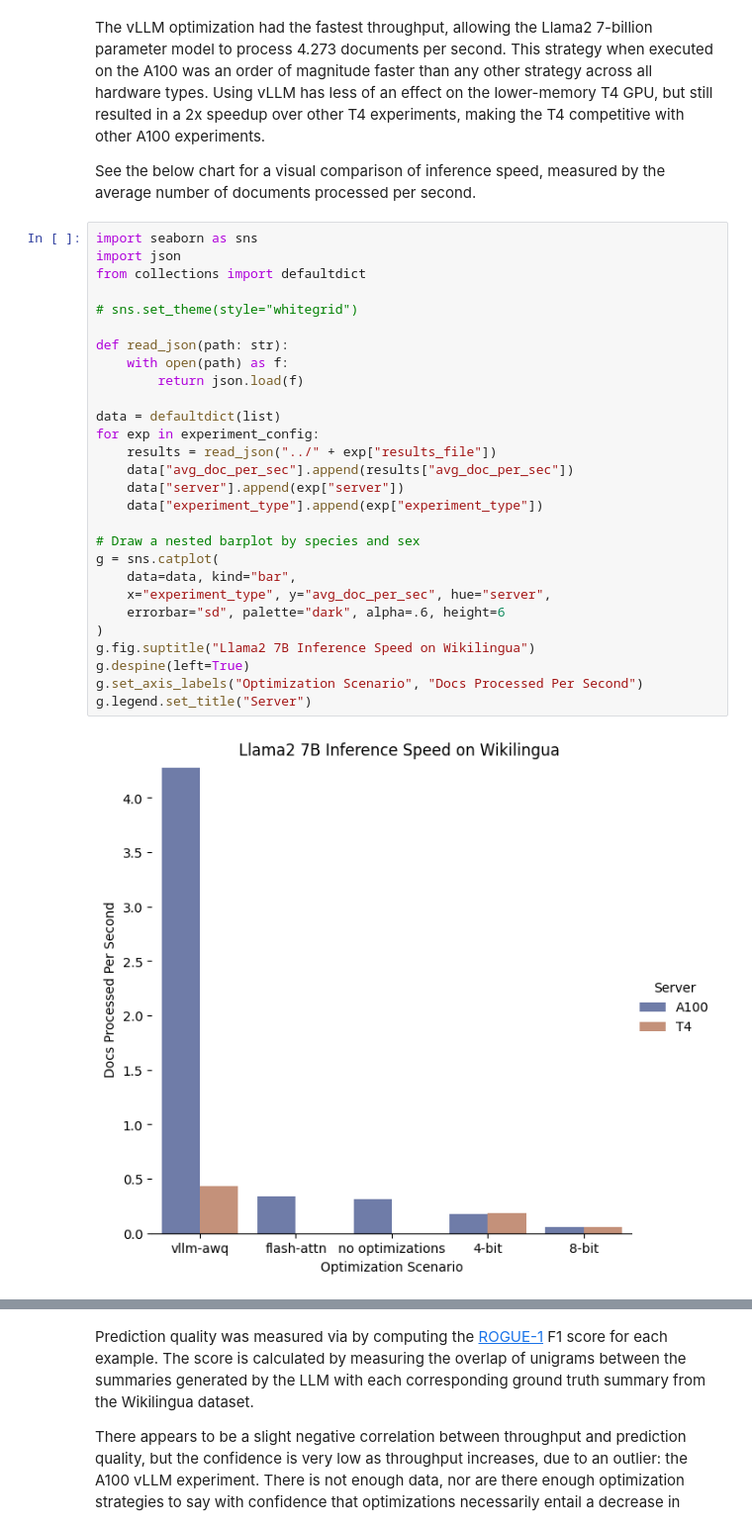
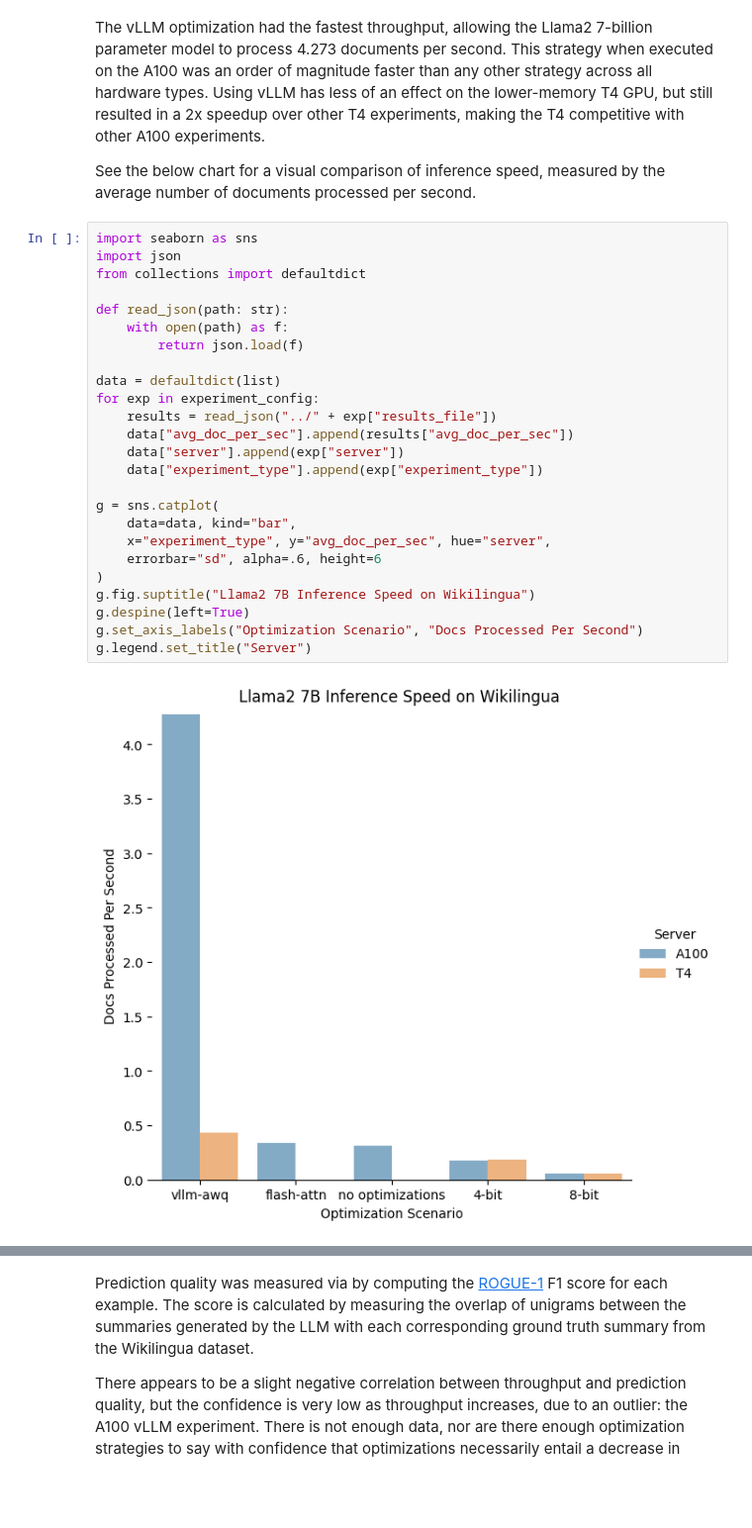
Before and after one commit to lcary/ai-summarization-benchmarks, a Jupyter notebook: notebooks/Llama2 7b Benchmarks.ipynb, the cells around one changed output, grey strips where cells are left out. Shown: that part at 99% size. Saved outputs shown, nothing was run; the diff lists cells and outputs as text; blank space fills up the shorter version.

```diff
--- a/notebooks/BenchmarksReport.ipynb
+++ b/notebooks/Llama2 7b Benchmarks.ipynb
@@ -62,33 +64,30 @@ of documents processed per second.
 # %%
 import seaborn as sns
 import json
 from collections import defaultdict
-
-# sns.set_theme(style="whitegrid")
 
 def read_json(path: str):
     with open(path) as f:
         return json.load(f)
 
 data = defaultdict(list)
 for exp in experiment_config:
     results = read_json("../" + exp["results_file"])
     data["avg_doc_per_sec"].append(results["avg_doc_per_sec"])
     data["server"].append(exp["server"])
     data["experiment_type"].append(exp["experiment_type"])
 
-# Draw a nested barplot by species and sex
 g = sns.catplot(
     data=data, kind="bar",
     x="experiment_type", y="avg_doc_per_sec", hue="server",
-    errorbar="sd", palette="dark", alpha=.6, height=6
+    errorbar="sd", alpha=.6, height=6
 )
 g.fig.suptitle("Llama2 7B Inference Speed on Wikilingua")
 g.despine(left=True)
 g.set_axis_labels("Optimization Scenario", "Docs Processed Per Second")
 g.legend.set_title("Server")
 # %% [output]
-[figure, old version]
+[figure, new version]
 # %% [markdown]
 ## Interpretation
 
```
Also changed, not shown: parts of 7 cells of this notebook, 2 other files.
